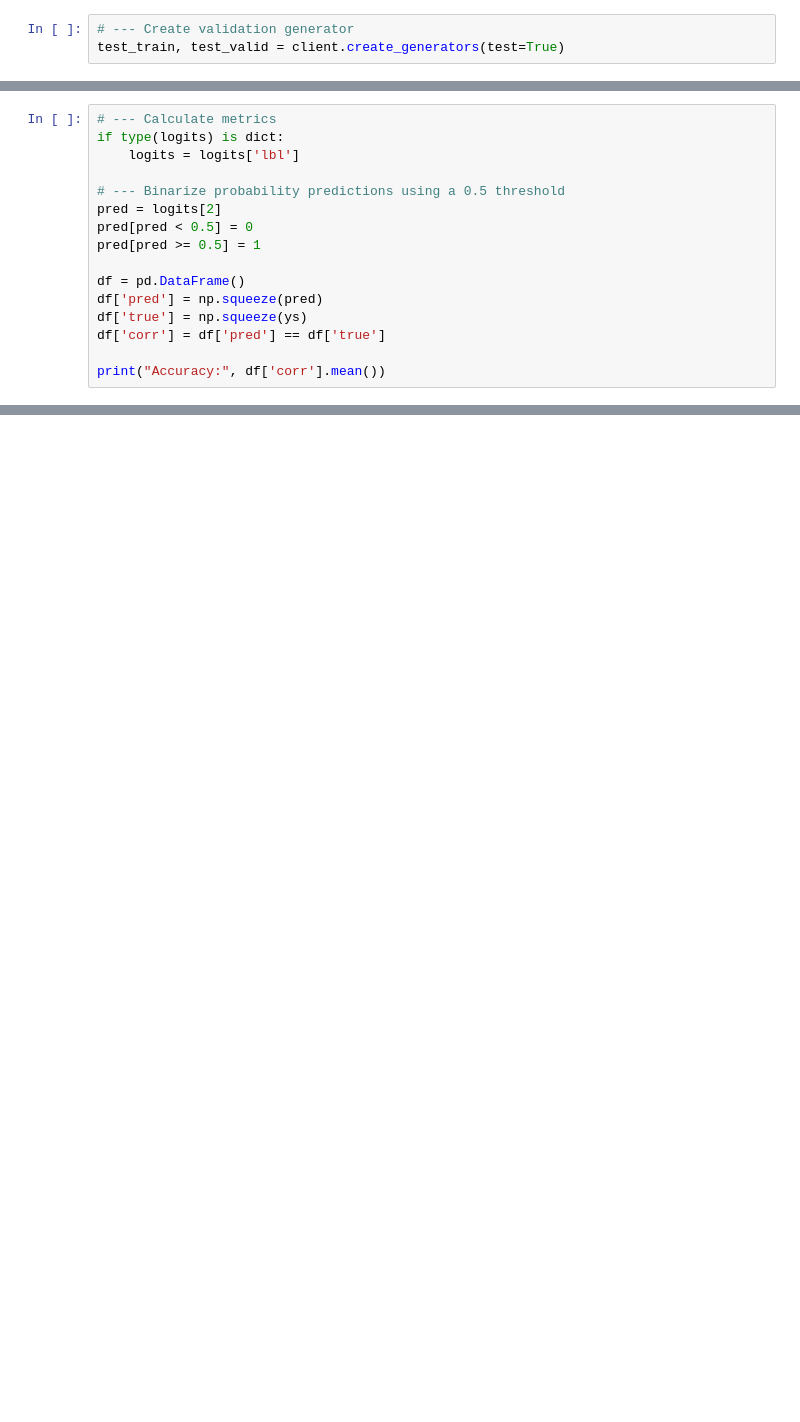
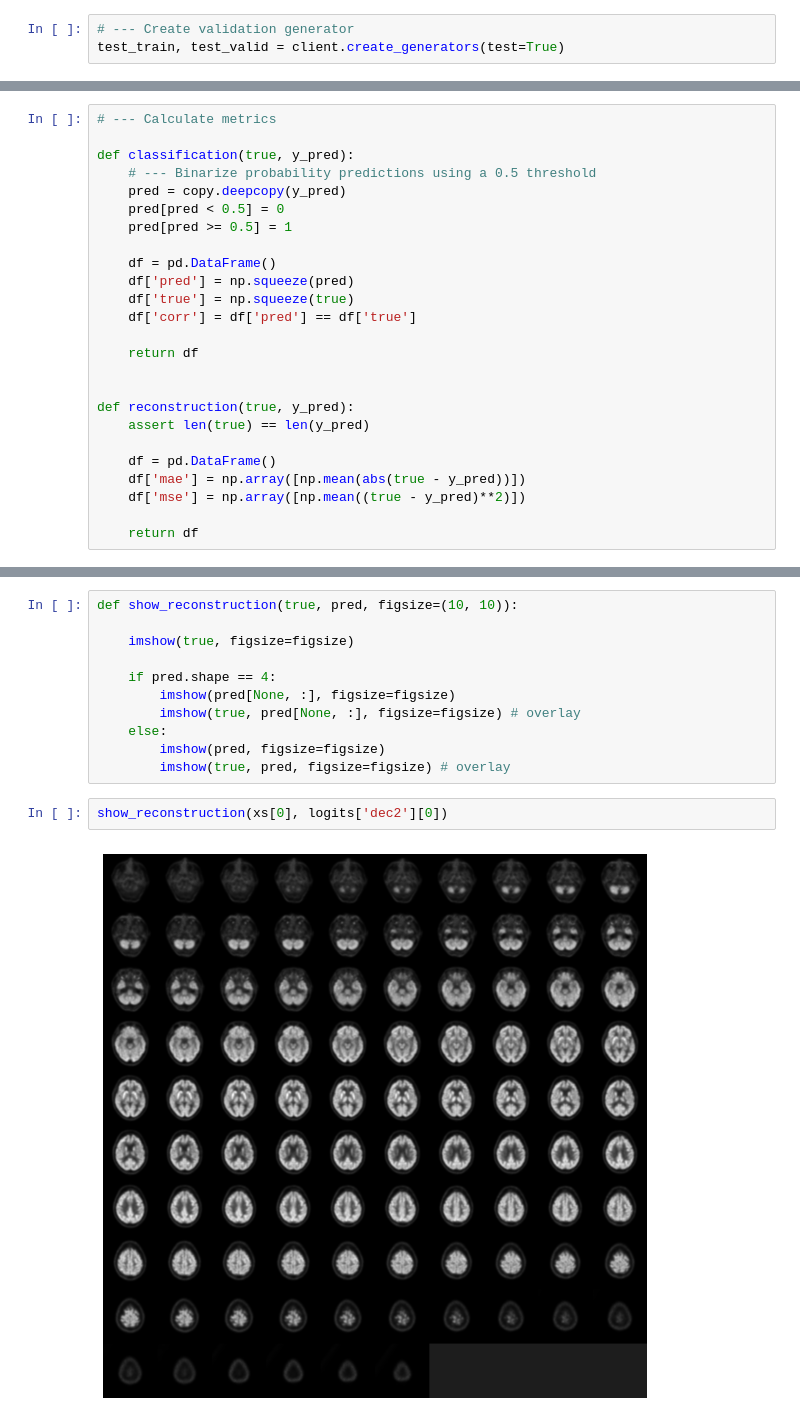
Before and after one commit to Cyb3rBlaze/CAIDM-Dementia, a Jupyter notebook: scripts/eval.ipynb, the cells around one changed output, grey strips where cells are left out. Saved outputs shown, nothing was run; the diff lists cells and outputs as text; blank space fills up the shorter version.

```diff
--- a/scripts/eval.ipynb
+++ b/scripts/eval.ipynb
@@ -40,16 +105,25 @@ logits = enc_model.predict(xs)
 # %%
 # --- Calculate metrics
-if type(logits) is dict:
-    logits = logits['lbl']
 
-# --- Binarize probability predictions using a 0.5 threshold
-pred = logits[2]
-pred[pred < 0.5] = 0
-pred[pred >= 0.5] = 1
+def classification(true, y_pred):
+    # --- Binarize probability predictions using a 0.5 threshold
+    pred = copy.deepcopy(y_pred)
+    pred[pred < 0.5] = 0
+    pred[pred >= 0.5] = 1
 
-df = pd.DataFrame()
-df['pred'] = np.squeeze(pred)
-df['true'] = np.squeeze(ys)
-df['corr'] = df['pred'] == df['true']
+    df = pd.DataFrame()
+    df['pred'] = np.squeeze(pred)
+    df['true'] = np.squeeze(true)
+    df['corr'] = df['pred'] == df['true']
 
-print("Accuracy:", df['corr'].mean())
+    return df
+
+
+def reconstruction(true, y_pred):
+    assert len(true) == len(y_pred)
+
+    df = pd.DataFrame()
+    df['mae'] = np.array([np.mean(abs(true - y_pred))])
+    df['mse'] = np.array([np.mean((true - y_pred)**2)])
+
+    return df
@@ -57,0 +143,15 @@ Accuracy: 0.5575485799701047
+# %%
+def show_reconstruction(true, pred, figsize=(10, 10)):
+
+    imshow(true, figsize=figsize)
+
+    if pred.shape == 4:
+        imshow(pred[None, :], figsize=figsize)
+        imshow(true, pred[None, :], figsize=figsize) # overlay
+    else:
+        imshow(pred, figsize=figsize)
+        imshow(true, pred, figsize=figsize) # overlay
+# %%
+show_reconstruction(xs[0], logits['dec2'][0])
+# %% [output]
+[figure, added]
```
Also changed, not shown: parts of 14 cells of this notebook, 3 other files.
